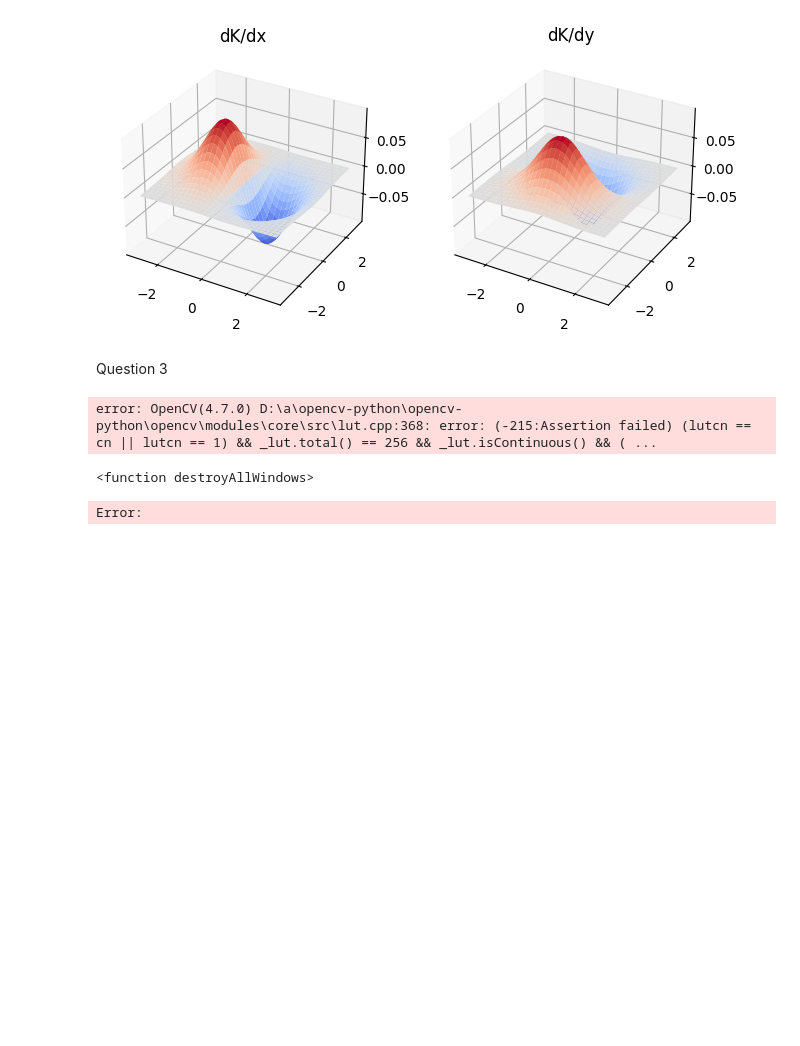
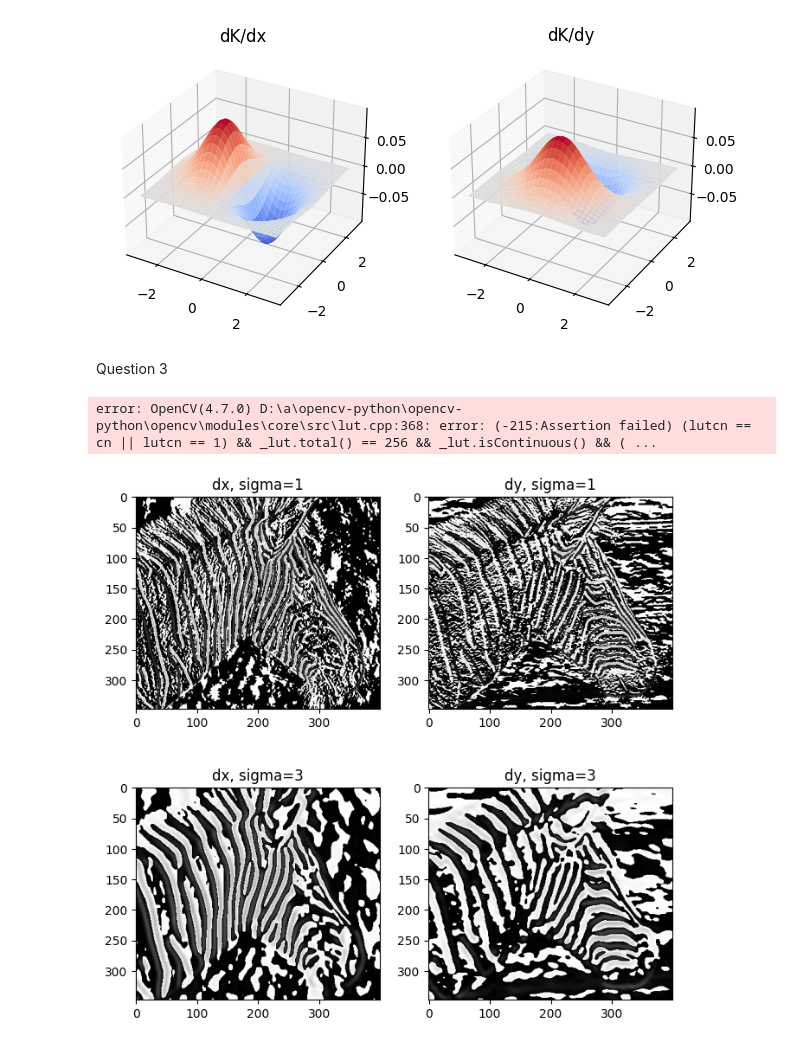
Before and after one commit to Abs-30/ImageProcessingAssignment, a Jupyter notebook: Assignment2_spartialFilters/Test.ipynb, the cells around one changed output. Cells and saved outputs as stored; diff of their text form; code cells hidden in the pictures; blank space fills up the shorter version.

```diff
--- a/Assignment2_spartialFilters/Test.ipynb
+++ b/Assignment2_spartialFilters/Test.ipynb
@@ -160,41 +160,44 @@ cv.waitKey(0)
 cv.destroyAllWindows()
 # %% [output]
 error: OpenCV(4.7.0) D:\a\opencv-python\opencv-python\opencv\modules\core\src\lut.cpp:368: error: (-215:Assertion failed) (lutcn == cn || lutcn == 1) && _lut.total() == 256 && _lut.isContinuous() && ( ...
-# %%
-import numpy as np
-import cv2
-
-# Load the grayscale image
-image = cv2.imread('images/zebrahead.jpg', cv2.IMREAD_GRAYSCALE)
-
-# Define the Gaussian kernel with sigma = 1
-kernel_size = 11
-sigma = 1
-kernel = np.zeros((kernel_size, kernel_size))
-for i in range(kernel_size):
-    for j in range(kernel_size):
-        x, y = i - kernel_size//2, j - kernel_size//2
-        kernel[i, j] = np.exp(-(x**2 + y**2)/(2*sigma**2)) / (2*np.pi*sigma**2)
-
-# Normalize the kernel
-kernel = kernel / np.sum(kernel)
-
-# Pad the image with zeros to avoid border effects
-border_size = kernel_size//2
-padded_image = cv2.copyMakeBorder(image, border_size, border_size, border_size, border_size, cv2.BORDER_CONSTANT, value=0)
-
-# Convolve the image with the kernel using element-wise multiplication and summation
-filtered_image = np.zeros_like(image)
-for i in range(border_size, padded_image.shape[0]-border_size):
-    for j in range(border_size, padded_image.shape[1]-border_size):
-        roi = padded_image[i-border_size:i+border_size+1, j-border_size:j+border_size+1]
-        filtered_image[i-border_size, j-border_size] = np.sum(roi * kernel)
-
-# Save the filtered image
-cv2.namedWindow('Image', cv2.WINDOW_NORMAL)
-cv2.imshow('filtered_image.png', filtered_image)
-
-cv2.destroyAllWindows
-# %% [output]
-<function destroyAllWindows>
-Error:
+# %%
+import numpy as np
+import cv2 as cv
+from scipy import ndimage
+import matplotlib.pyplot as plt
+
+# Load the grayscale version of the zebrahead.jpg image
+image = cv.imread('images/zebrahead.jpg', cv.IMREAD_GRAYSCALE)
+
+# Define the Gaussian kernels for sigma = 1 and sigma = 3
+sigma1 = 1
+size1 = 2 * np.ceil(3 * sigma1) + 1
+x, y = np.meshgrid(np.arange(-size1 / 2, size1 / 2 + 1), np.arange(-size1 / 2, size1 / 2 + 1))
+kernel1 = (-x / sigma1**2) * np.exp(-(x**2 + y**2) / (2 * sigma1**2))
+kernel1 /= np.sum(np.abs(kernel1))
+
+sigma3 = 3
+size3 = 2 * np.ceil(3 * sigma3) + 1
+x, y = np.meshgrid(np.arange(-size3 / 2, size3 / 2 + 1), np.arange(-size3 / 2, size3 / 2 + 1))
+kernel3 = (-x / sigma3**2) * np.exp(-(x**2 + y**2) / (2 * sigma3**2))
+kernel3 /= np.sum(np.abs(kernel3))
+
+# Convolve the image with the Gaussian kernels
+image_dx1 = ndimage.convolve(image, kernel1, mode='nearest')
+image_dy1 = ndimage.convolve(image, kernel1.T, mode='nearest')
+image_dx3 = ndimage.convolve(image, kernel3, mode='nearest')
+image_dy3 = ndimage.convolve(image, kernel3.T, mode='nearest')
+
+# Display the resulting images
+fig, axs = plt.subplots(2, 2, figsize=(8, 8))
+axs[0, 0].imshow(image_dx1, cmap='gray')
+axs[0, 0].set_title('dx, sigma=1')
+axs[0, 1].imshow(image_dy1, cmap='gray')
+axs[0, 1].set_title('dy, sigma=1')
+axs[1, 0].imshow(image_dx3, cmap='gray')
+axs[1, 0].set_title('dx, sigma=3')
+axs[1, 1].imshow(image_dy3, cmap='gray')
+axs[1, 1].set_title('dy, sigma=3')
+plt.show()
+# %% [output]
+[figure, added]
```
Also changed, not shown: parts of 3 cells of this notebook, 2 other files.
